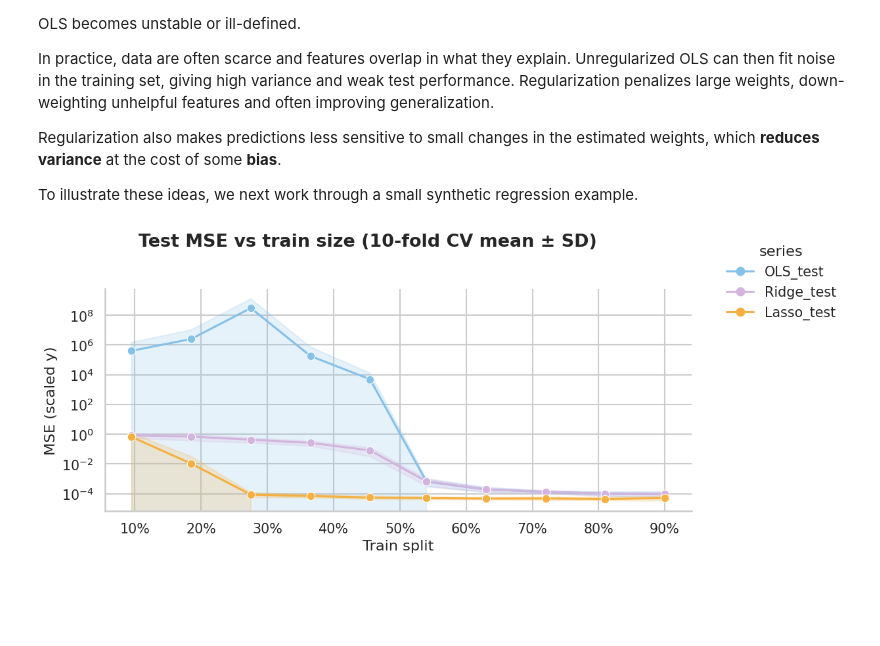
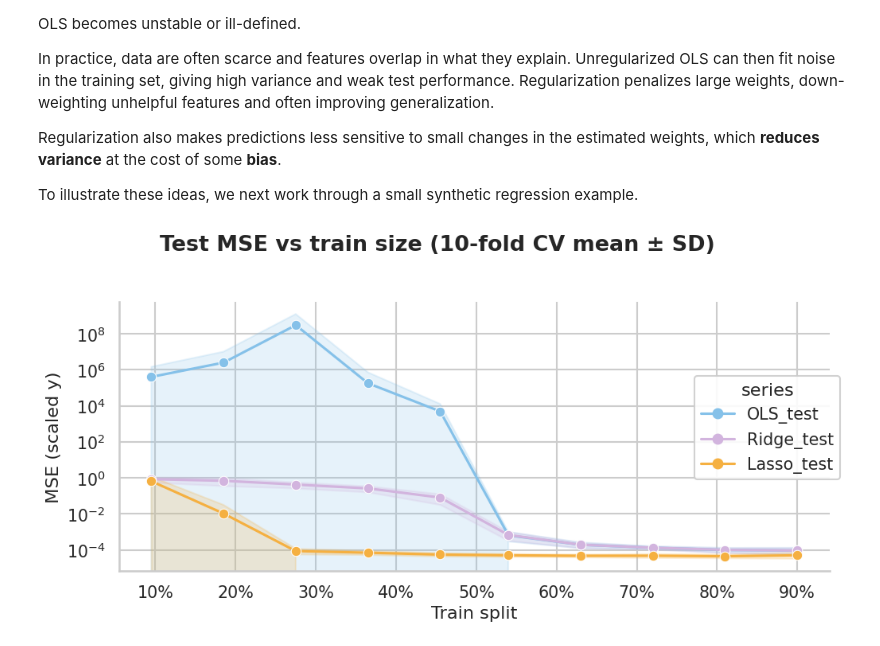
Before and after one commit to rameshaditya-me/Easy-Classical-ML-DL, a Jupyter notebook: regularized-regression/regression_regularized.ipynb, the cells around one changed output. Saved outputs shown, nothing was run; the diff lists cells and outputs as text; code cells hidden in the pictures; blank space fills up the shorter version.

```diff
--- a/regularized-regression/regression_regularized.ipynb
+++ b/regularized-regression/regression_regularized.ipynb
@@ -154,32 +154,32 @@ for n_train in train_sizes:
             {"n_train": n_train, "train_frac": n_train / n_samples, "fold": fold_idx, "series": "Ridge_test", "mse": mse(y_te_s, ridge.predict(X_te_aug))},
             {"n_train": n_train, "train_frac": n_train / n_samples, "fold": fold_idx, "series": "Lasso_test", "mse": mse(y_te_s, lasso.predict(X_te_aug))},
         ]
 
 df = pd.DataFrame(rows)
 
 order = ["OLS_test", "Ridge_test", "Lasso_test"]
 palette = {
     "OLS_test": "#85c1e9",
     "Ridge_test": "#d2b4de",
     "Lasso_test": "#f5b041",
 }
 
 sns.set_theme(style="whitegrid", context="talk", font_scale=0.9)
 g = sns.relplot(
     data=df, x="train_frac", y="mse", hue="series",
     hue_order=order, palette=palette,
     kind="line", marker="o", errorbar="sd",
     height=5, aspect=1.7,
 )
 g.set_axis_labels("Train split", "MSE (scaled y)")
 g.ax.xaxis.set_major_formatter(PercentFormatter(1.0))
 g.ax.set_yscale("log")
 g.fig.suptitle(
     f"Test MSE vs train size ({n_cv_folds}-fold CV mean ± SD)",
     y=1.02, weight="semibold",
 )
-sns.move_legend(g, "upper right", frameon=True, framealpha=0.9)
+sns.move_legend(g, "center right", frameon=True, framealpha=0.9)
 plt.tight_layout()
 plt.show()
 # %% [output]
-[figure, old version]
+[figure, new version]
```
Also changed, not shown: parts of 1 cell of this notebook.
